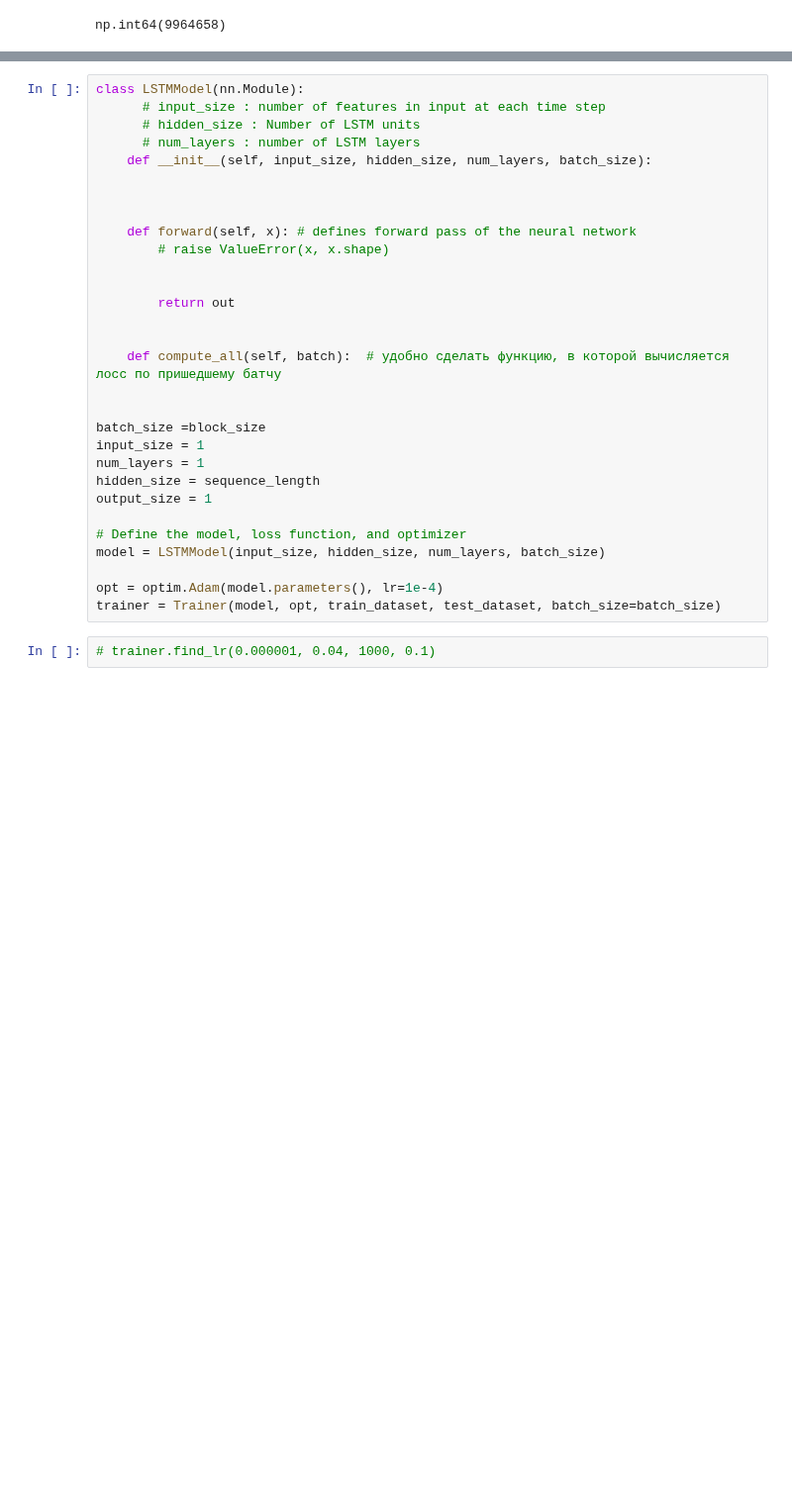
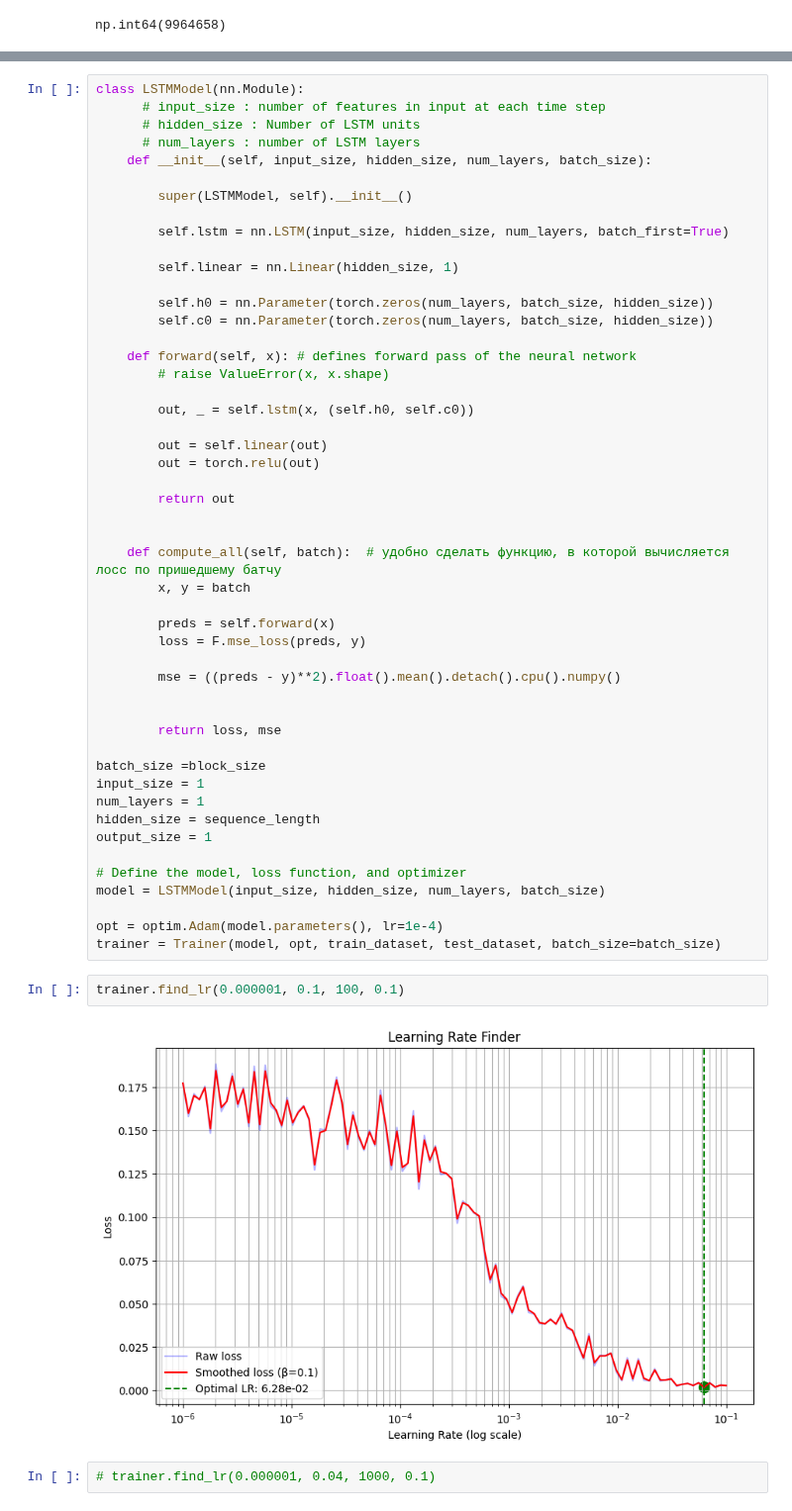
Before and after one commit to Pyatachokk/hse_ts_course, a Jupyter notebook: 2025-spring/seminars/seminar_16_lstm.ipynb, the cells around one changed output, grey strips where cells are left out. Shown at 99% size. Drawn from its saved outputs; the diff is of its cells as text; blank space fills up the shorter version.

```diff
--- a/2025-spring/seminars/seminar_16_lstm.ipynb
+++ b/2025-spring/seminars/seminar_16_lstm.ipynb
@@ -304,17 +350,36 @@ class LSTMModel(nn.Module):
       # num_layers : number of LSTM layers
     def __init__(self, input_size, hidden_size, num_layers, batch_size):
 
+        super(LSTMModel, self).__init__()
 
+        self.lstm = nn.LSTM(input_size, hidden_size, num_layers, batch_first=True)
+
+        self.linear = nn.Linear(hidden_size, 1)
+
+        self.h0 = nn.Parameter(torch.zeros(num_layers, batch_size, hidden_size))
+        self.c0 = nn.Parameter(torch.zeros(num_layers, batch_size, hidden_size))
 
     def forward(self, x): # defines forward pass of the neural network
         # raise ValueError(x, x.shape)
 
+        out, _ = self.lstm(x, (self.h0, self.c0))
+
+        out = self.linear(out)
+        out = torch.relu(out)
 
         return out
 
 
     def compute_all(self, batch):  # удобно сделать функцию, в которой вычисляется лосс по пришедшему батчу
+        x, y = batch
 
+        preds = self.forward(x)
+        loss = F.mse_loss(preds, y)
+
+        mse = ((preds - y)**2).float().mean().detach().cpu().numpy()
+
+
+        return loss, mse
 
 batch_size =block_size
 input_size = 1
@@ -327,6 +392,10 @@ model = LSTMModel(input_size, hidden_size, num_layers, batch_size)
 
 opt = optim.Adam(model.parameters(), lr=1e-4)
 trainer = Trainer(model, opt, train_dataset, test_dataset, batch_size=batch_size)
+# %%
+trainer.find_lr(0.000001, 0.1, 100, 0.1)
+# %% [output]
+[figure, added]
 # %%
 # trainer.find_lr(0.000001, 0.04, 1000, 0.1)
 # %% [output]
```
Also changed, not shown: parts of 3 cells of this notebook, 1 other file.
